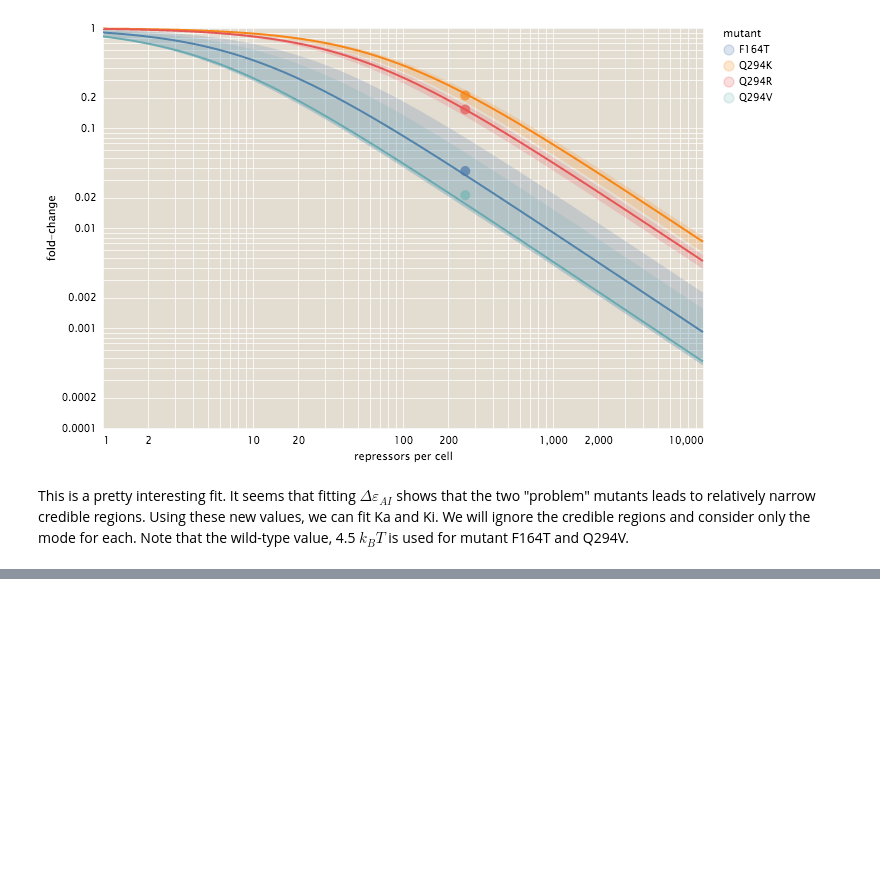
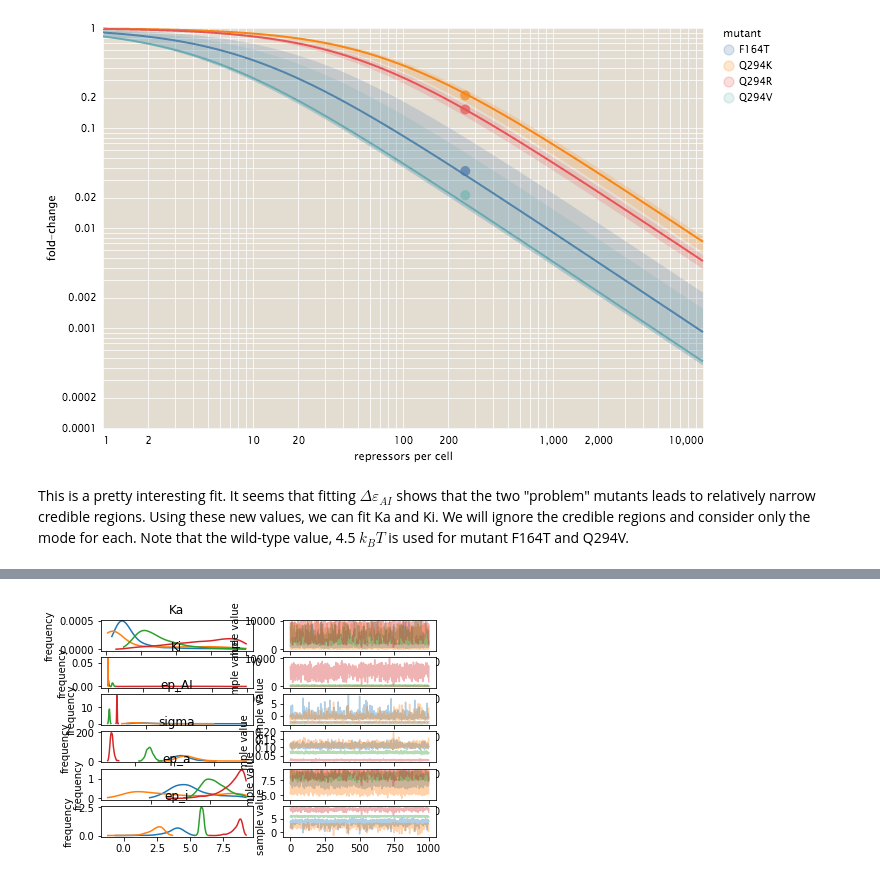
Before and after one commit to RPGroup-PBoC/mwc_mutants, a Jupyter notebook: code/analysis/complete_analysis.ipynb, the cells around one changed output, grey strips where cells are left out. Drawn from its saved outputs; the diff is of its cells as text; code cells hidden in the pictures; blank space fills up the shorter version.

```diff
--- a/code/analysis/complete_analysis.ipynb
+++ b/code/analysis/complete_analysis.ipynb
@@ -45,7 +45,7 @@ DBL_summ = summarized_data[summarized_data['class']=='DBL'].copy()
 WT_summ = summarized_data[summarized_data['class']=='WT'].copy()
 
 # Assign the experimental constants.
-constants = {'ep_AI':4.5, 'O2':-13.9, 'Nns':4.6E6, 'n_sites':2, 'ka':139, 'ki':0.53, 'RBS1027':260}
+constants = {'ep_AI':4.5, 'O2':-13.9, 'O1':-15.3, 'O3':-9.3, 'Nns':4.6E6, 'n_sites':2, 'ka':139, 'ki':0.53, 'RBS1027':260}
 # %% [markdown]
 # Part I: Naïve Model for DNA Binding Mutations - No Epistasis
 # %%
@@ -528,2 +552,7 @@ kaki_allo_samples = kaki_allo_model.sampling(data_dict, iter=5000, chains=4, par
+# %%
+%matplotlib inline
+_ = kaki_allo_samples.plot()
+# %% [output]
+[figure, added]
 # %%
 new_names = {'K{}.{}'.format(n,i):'K{}.{}'.format(n, m) for m, i in IND_idx.items() for n in ['a', 'i']}
```
Also changed, not shown: parts of 18 cells of this notebook, 5 other files.
